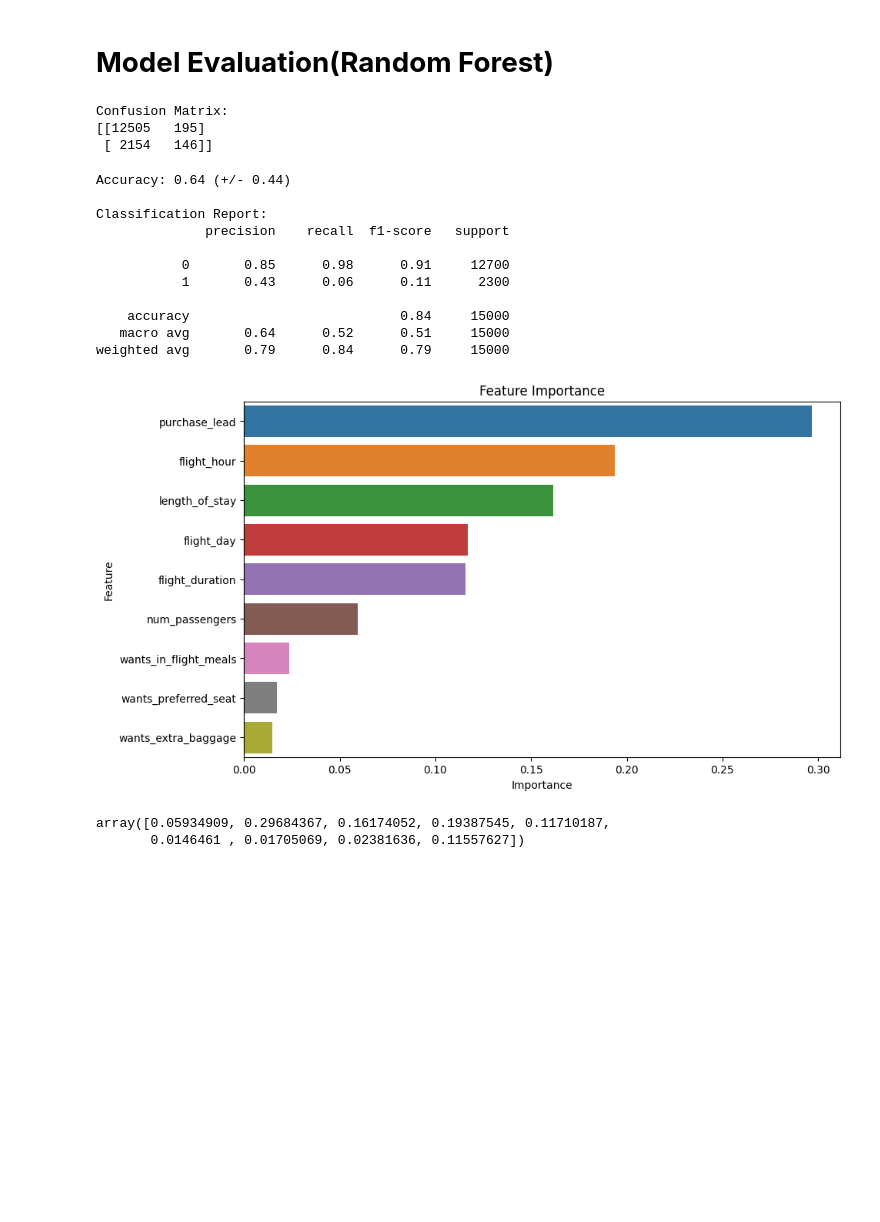
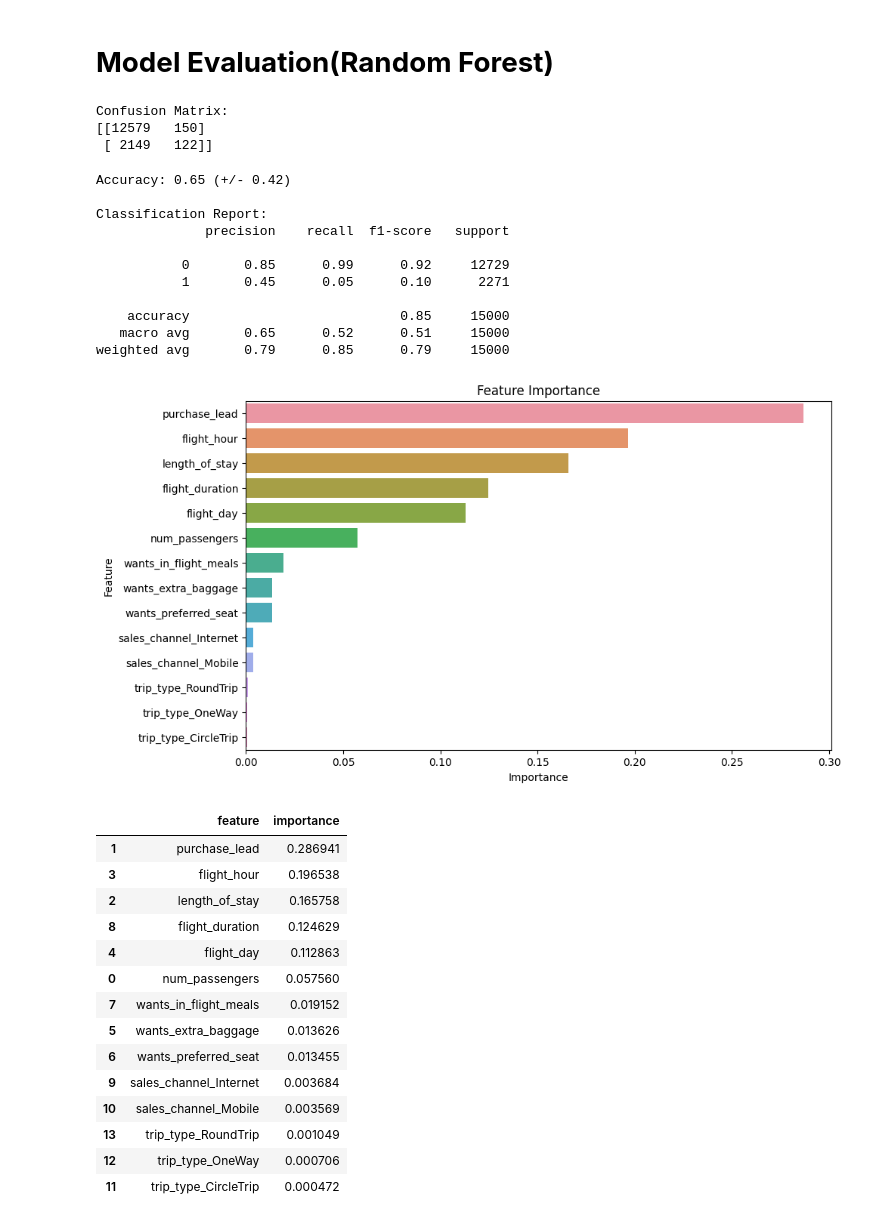
Before and after one commit to YasmineJiang/codespace, a Jupyter notebook: Predictive_Modeling_for_British_Airline.ipynb, the cells around one changed output. Drawn from its saved outputs; the diff is of its cells as text; code cells hidden in the pictures; blank space fills up the shorter version.

```diff
--- a/Predictive_Modeling_for_British_Airline.ipynb
+++ b/Predictive_Modeling_for_British_Airline.ipynb
@@ -91,3 +91,6 @@ plt.ylabel('Frequency')
 # %% [output]
 Text(0, 0.5, 'Frequency')
 [figure]
+# %%
+dummy_data = pd.get_dummies(df, columns=['sales_channel','trip_type'])
+dummy_data.columns
@@ -110,6 +141,19 @@ from sklearn.model_selection import cross_val_score
 # %%
-X = df[['num_passengers','purchase_lead','length_of_stay','flight_hour','flight_day','wants_extra_baggage','wants_preferred_seat','wants_in_flight_meals','flight_duration']]
-y = df['booking_complete']
+X = dummy_data[['num_passengers',
+ 'purchase_lead',
+ 'length_of_stay',
+ 'flight_hour',
+ 'flight_day',
+ 'wants_extra_baggage',
+ 'wants_preferred_seat',
+ 'wants_in_flight_meals',
+ 'flight_duration',
+ 'sales_channel_Internet',
+ 'sales_channel_Mobile',
+ 'trip_type_CircleTrip',
+ 'trip_type_OneWay',
+ 'trip_type_RoundTrip']]
+y = dummy_data['booking_complete']
 # %%
 X_train, X_test, y_train, y_test = train_test_split(X, y, test_size=0.3)
 rf = RandomForestClassifier(n_estimators=100, random_state=42)
@@ -124,8 +168,8 @@ print("Confusion Matrix:")
 print(confusion_matrix(y_test, predictions))
 # %% [output]
 Confusion Matrix:
-[[12505   195]
- [ 2154   146]]
+[[12579   150]
+ [ 2149   122]]
 # %%
 #Cross validation
 scores = cross_val_score(rf, X, y, cv=5)  # 5-fold cross-validation
@@ -134,36 +178,49 @@ print("Accuracy: %0.2f (+/- %0.2f)" % (scores.mean(), scores.std() * 2))
 print("\nClassification Report:")
 print(classification_report(y_test, predictions))
 # %% [output]
-Accuracy: 0.64 (+/- 0.44)
+Accuracy: 0.65 (+/- 0.42)
 
 Classification Report:
               precision    recall  f1-score   support
 
-           0       0.85      0.98      0.91     12700
-           1       0.43      0.06      0.11      2300
+           0       0.85      0.99      0.92     12729
+           1       0.45      0.05      0.10      2271
 
-    accuracy                           0.84     15000
-   macro avg       0.64      0.52      0.51     15000
-weighted avg       0.79      0.84      0.79     15000
+    accuracy                           0.85     15000
+   macro avg       0.65      0.52      0.51     15000
+weighted avg       0.79      0.85      0.79     15000
 # %%
 #Feature importance analysis
 importances = rf.feature_importances_
 
 # Convert the importances into a DataFrame
 feature_importance = pd.DataFrame({'feature': X.columns, 'importance': importances})
 
 # Sort the DataFrame to plot it
 feature_importance = feature_importance.sort_values('importance', ascending=False)
 
 # Create a bar plot for feature importances
 plt.figure(figsize=(10, 6))
 sns.barplot(x='importance', y='feature', data=feature_importance)
 plt.title('Feature Importance')
 plt.xlabel('Importance')
 plt.ylabel('Feature')
 plt.show()
-importances
+feature_importance
 # %% [output]
-[figure, old version]
+[figure, new version]
-array([0.05934909, 0.29684367, 0.16174052, 0.19387545, 0.11710187,
-       0.0146461 , 0.01705069, 0.02381636, 0.11557627])
+|  | feature | importance |
+| 1 | purchase_lead | 0.286941 |
+| 3 | flight_hour | 0.196538 |
+| 2 | length_of_stay | 0.165758 |
+| 8 | flight_duration | 0.124629 |
+| 4 | flight_day | 0.112863 |
+| 0 | num_passengers | 0.057560 |
+| 7 | wants_in_flight_meals | 0.019152 |
+| 5 | wants_extra_baggage | 0.013626 |
+| 6 | wants_preferred_seat | 0.013455 |
+| 9 | sales_channel_Internet | 0.003684 |
+| 10 | sales_channel_Mobile | 0.003569 |
+| 13 | trip_type_RoundTrip | 0.001049 |
+| 12 | trip_type_OneWay | 0.000706 |
+| 11 | trip_type_CircleTrip | 0.000472 |
```
Also changed, not shown: parts of 3 cells of this notebook.
